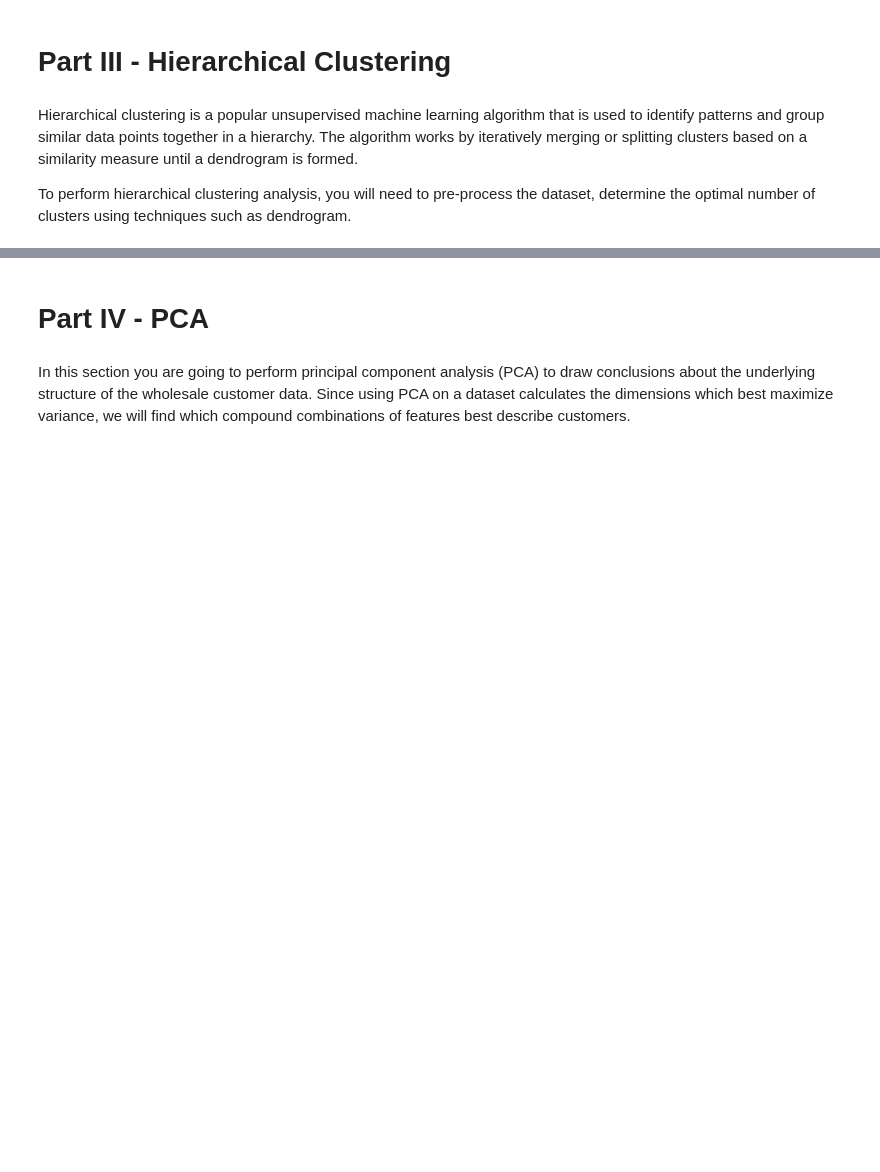
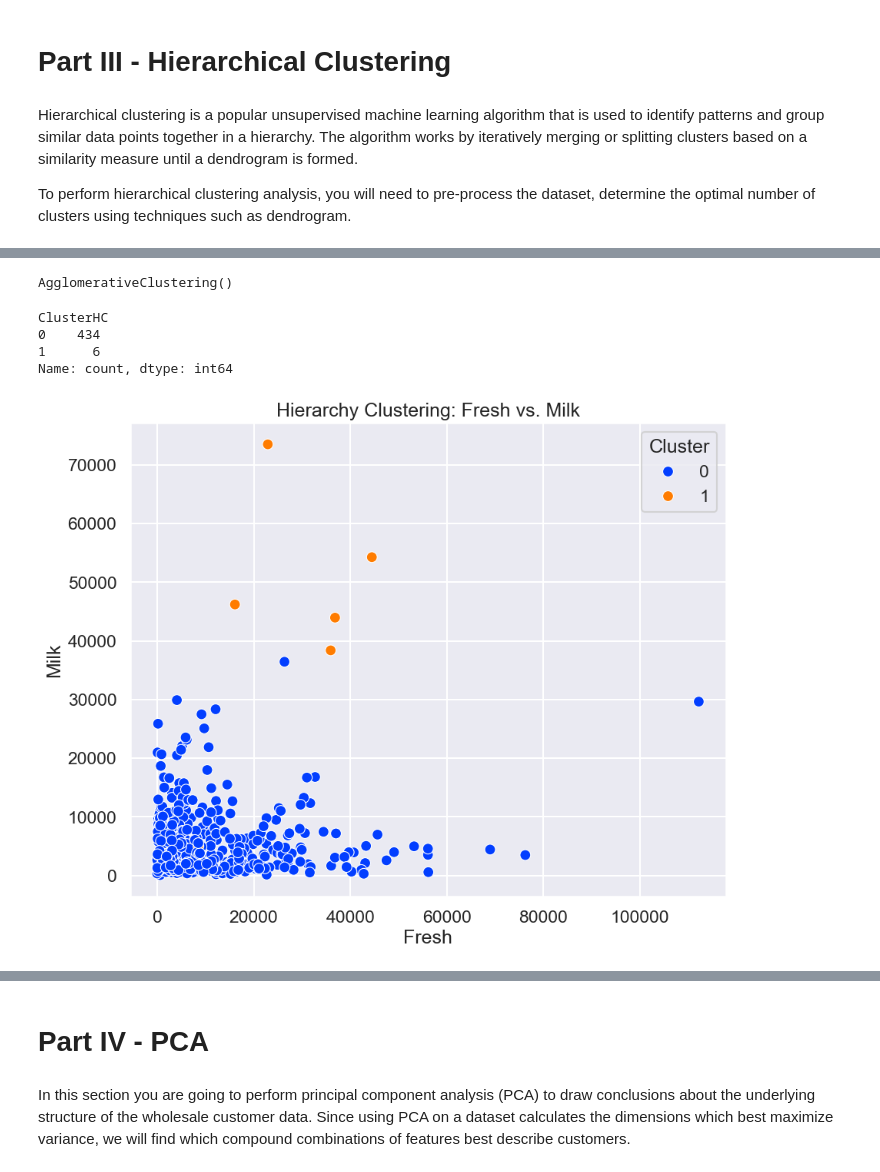
Before and after one commit to wangleo1/LHL_WholeSale_UML, a Jupyter notebook: Unsupervised Learning - Project.ipynb, the cells around one changed output, grey strips where cells are left out. Saved outputs shown, nothing was run; the diff lists cells and outputs as text; code cells hidden in the pictures; blank space fills up the shorter version.

Commit message:
Hierarchy commit

```diff
--- a/Unsupervised Learning - Project.ipynb
+++ b/Unsupervised Learning - Project.ipynb
@@ -347,0 +384,26 @@ To perform hierarchical clustering analysis, you will need to pre-process the da
+# %%
+#Perform hierarchical clustering
+clusters = 2
+
+ac = AgglomerativeClustering(linkage='ward', n_clusters = clusters)
+ac.fit(x_scaled)
+# %% [output]
+AgglomerativeClustering()
+# %%
+wholesaleDF['ClusterHC'] = ac.labels_
+wholesaleDF['ClusterHC'].value_counts()
+# %% [output]
+ClusterHC
+0    434
+1      6
+Name: count, dtype: int64
+# %%
+#Visualization of 'Fresh' vs 'Milk' but with hierarchy clusters included
+plt.figure(figsize=(10, 8))
+sns.scatterplot(data=wholesaleDF, x='Fresh', y='Milk', hue='ClusterHC', palette='bright', s=100)
+
+plt.title('Hierarchy Clustering: Fresh vs. Milk')
+plt.legend(title='Cluster')
+plt.show()
+# %% [output]
+[figure, added]
```
Also changed, not shown: parts of 15 cells of this notebook.
